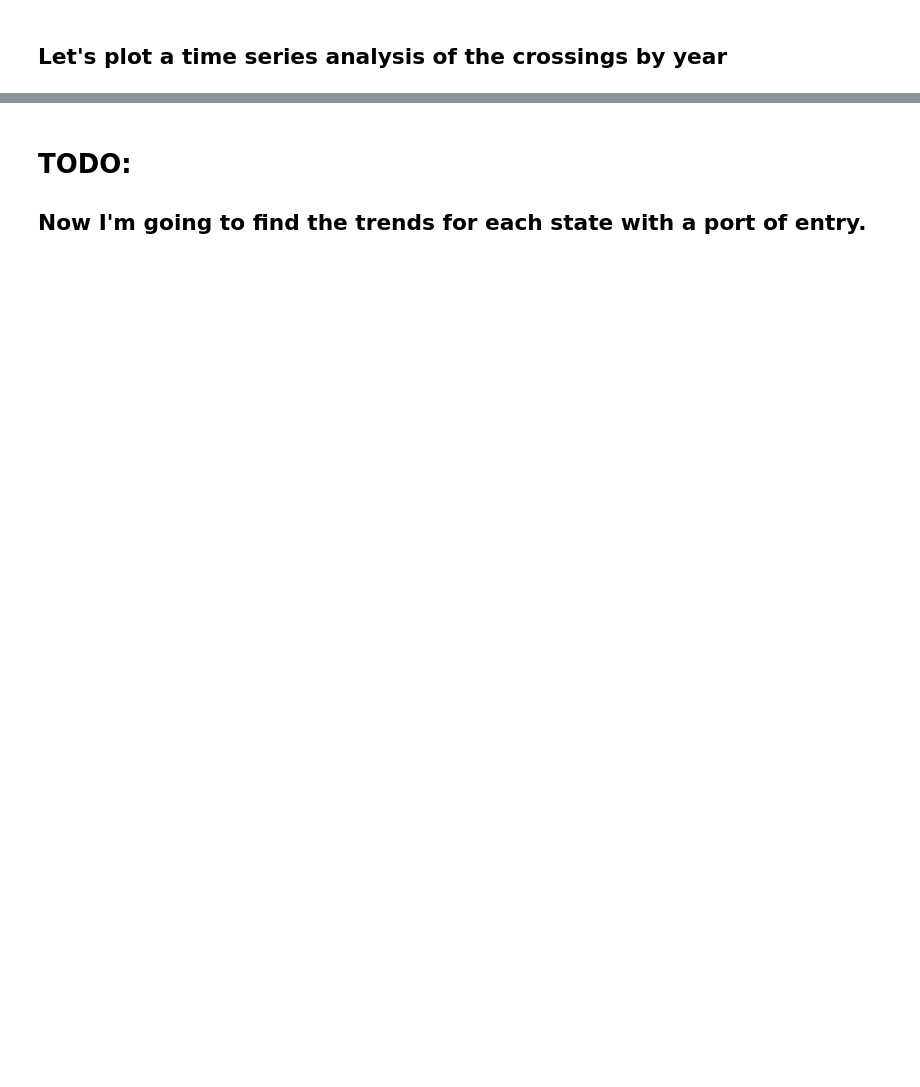
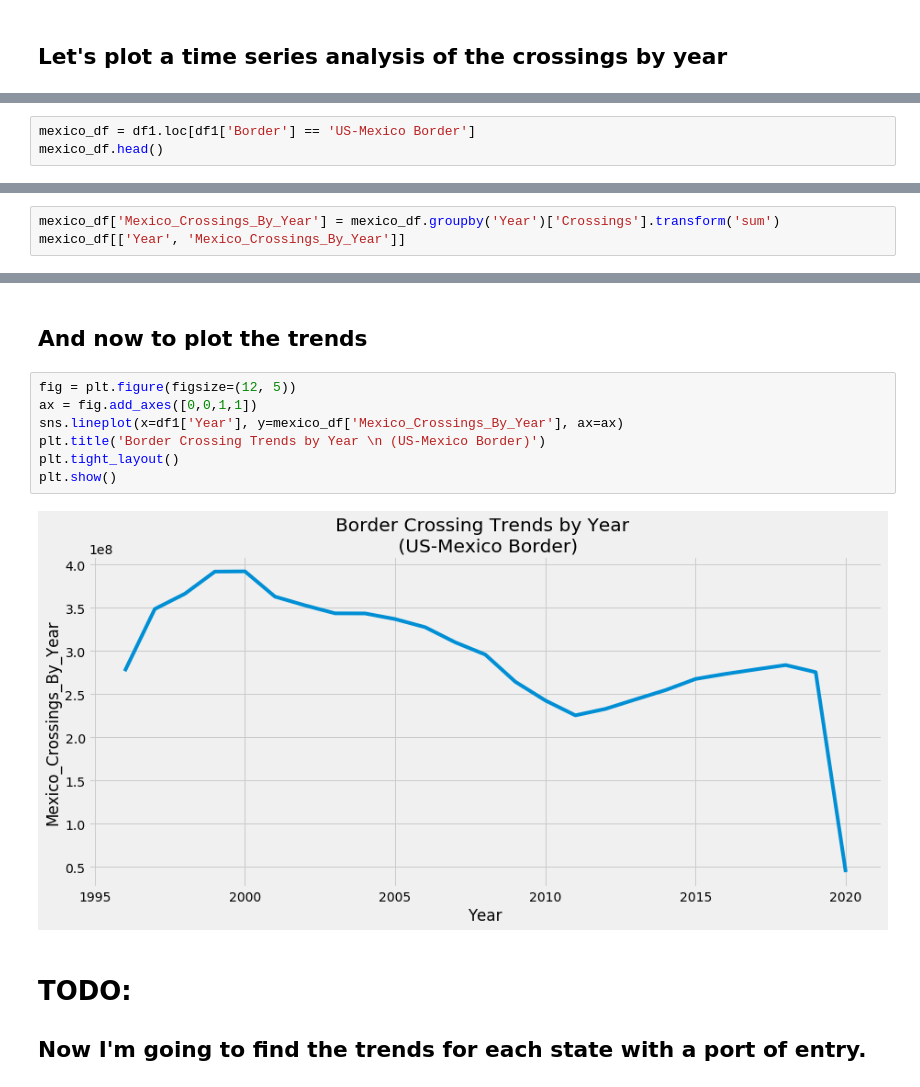
Before and after one commit to michaelbeebe123/us_border_crossings, a Jupyter notebook: border_crossings.ipynb, the cells around one changed output, grey strips where cells are left out. Saved outputs shown, nothing was run; the diff lists cells and outputs as text; blank space fills up the shorter version.

```diff
--- a/border_crossings.ipynb
+++ b/border_crossings.ipynb
@@ -246,0 +259,3 @@ Now that we know what the trend seems to be for overall crossings, now let's fin
+# %%
+mexico_df = df1.loc[df1['Border'] == 'US-Mexico Border']
+mexico_df.head()
@@ -246,0 +289,3 @@ Now that we know what the trend seems to be for overall crossings, now let's fin
+# %%
+mexico_df['Mexico_Crossings_By_Year'] = mexico_df.groupby('Year')['Crossings'].transform('sum')
+mexico_df[['Year', 'Mexico_Crossings_By_Year']]
@@ -256,3 +346,15 @@ plt.show()
+# %% [markdown]
+And now to plot the trends
+--
+# %%
+fig = plt.figure(figsize=(12, 5))
+ax = fig.add_axes([0,0,1,1])
+sns.lineplot(x=df1['Year'], y=mexico_df['Mexico_Crossings_By_Year'], ax=ax)
+plt.title('Border Crossing Trends by Year \n (US-Mexico Border)')
+plt.tight_layout()
+plt.show()
+# %% [output]
+[figure, added]
 # %% [markdown]
 # TODO:
 
```
Also changed, not shown: parts of 17 cells of this notebook.
